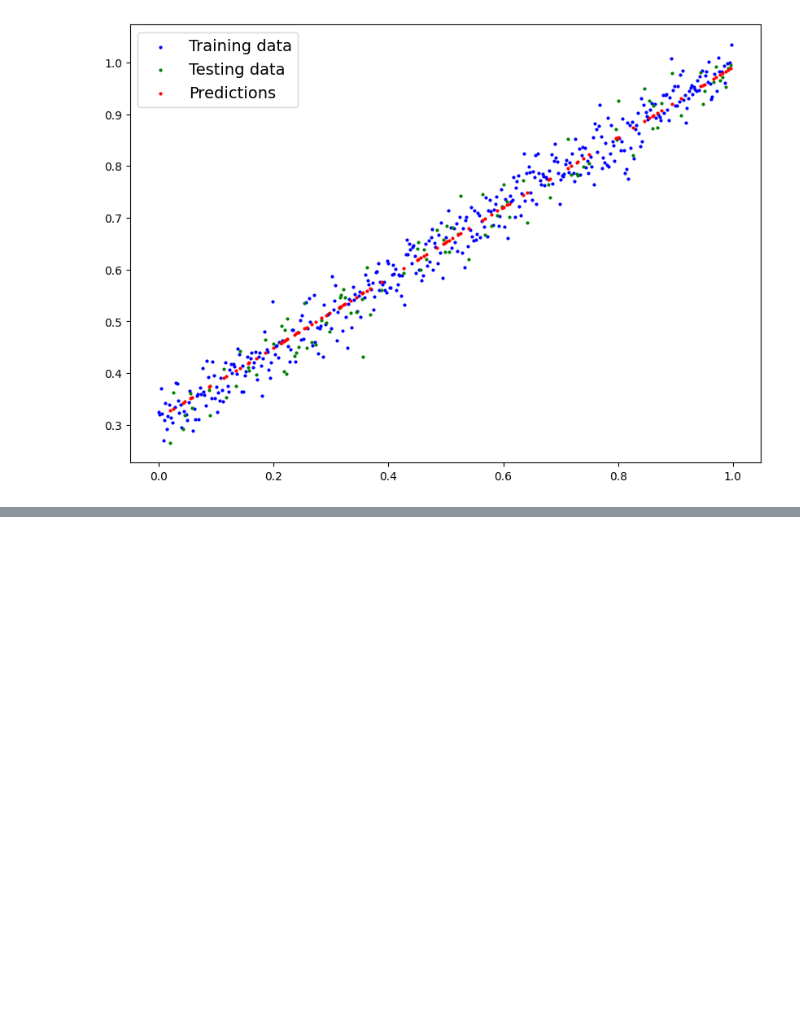
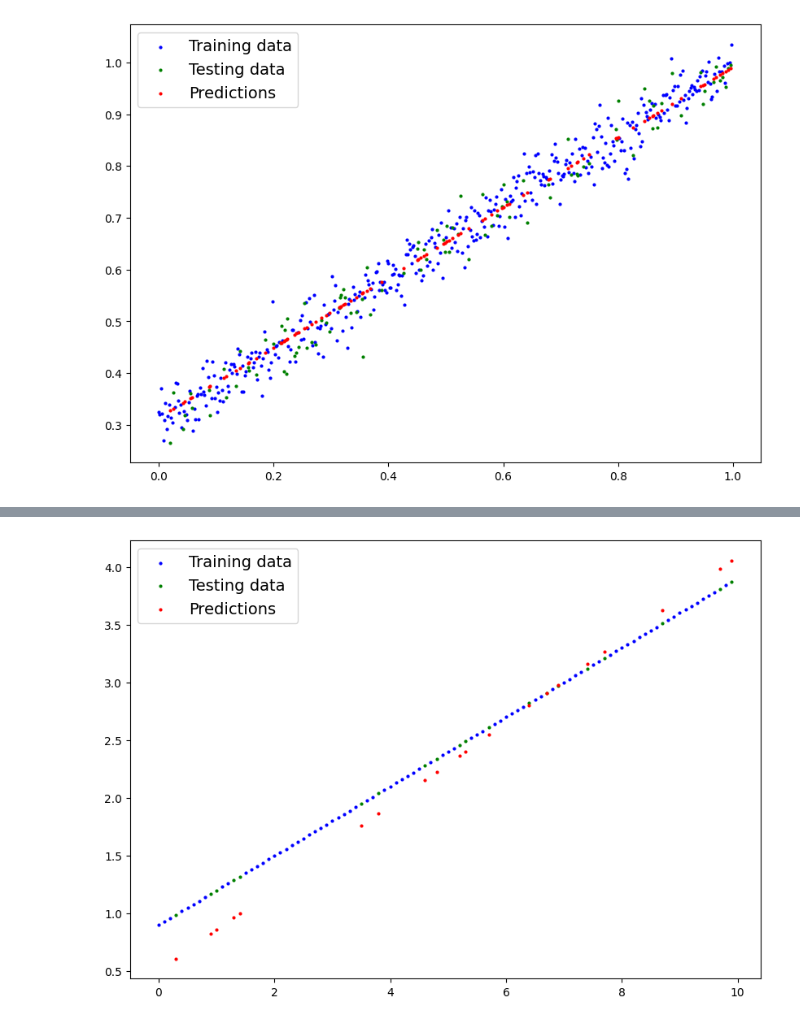
Before and after one commit to joseFranciscoHS/TechJourney, a Jupyter notebook: PytorchZeroToMastery/1_WorkflowFundamentals.ipynb, the cells around one changed output, grey strips where cells are left out. Drawn from its saved outputs; the diff is of its cells as text; code cells hidden in the pictures; blank space fills up the shorter version.

```diff
--- a/PytorchZeroToMastery/1_WorkflowFundamentals.ipynb
+++ b/PytorchZeroToMastery/1_WorkflowFundamentals.ipynb
@@ -217,0 +303,14 @@ plot_predictions(predictions=loaded_model_preds)
+# %%
+from torch import nn
+
+
+class CustomLinearRegression(nn.Module):
+    def __init__(self, input_dims, output_dims):
+        super().__init__()
+        self.linear = nn.Linear(in_features=input_dims, out_features=output_dims)
+
+    def forward(self, x: torch.Tensor):
+        return self.linear(x)
+# %%
+model = CustomLinearRegression(1, 1)
+list(model.parameters()), model.state_dict
@@ -217,0 +371,8 @@ plot_predictions(predictions=loaded_model_preds)
+# %%
+optimizer = torch.optim.SGD(
+    lr=lr,
+    params=model.parameters(),
+)
+
+loss_fn = nn.L1Loss()
+train(model, data, loss_fn, optimizer)
@@ -217,0 +399,9 @@ plot_predictions(predictions=loaded_model_preds)
+# %%
+model.to(DEVICE)
+model.eval()
+with torch.inference_mode():
+    y_preds = model(X_test)
+# %%
+plot_predictions(predictions=y_preds.cpu())
+# %% [output]
+[figure, added]
```
Also changed, not shown: parts of 18 cells of this notebook.
